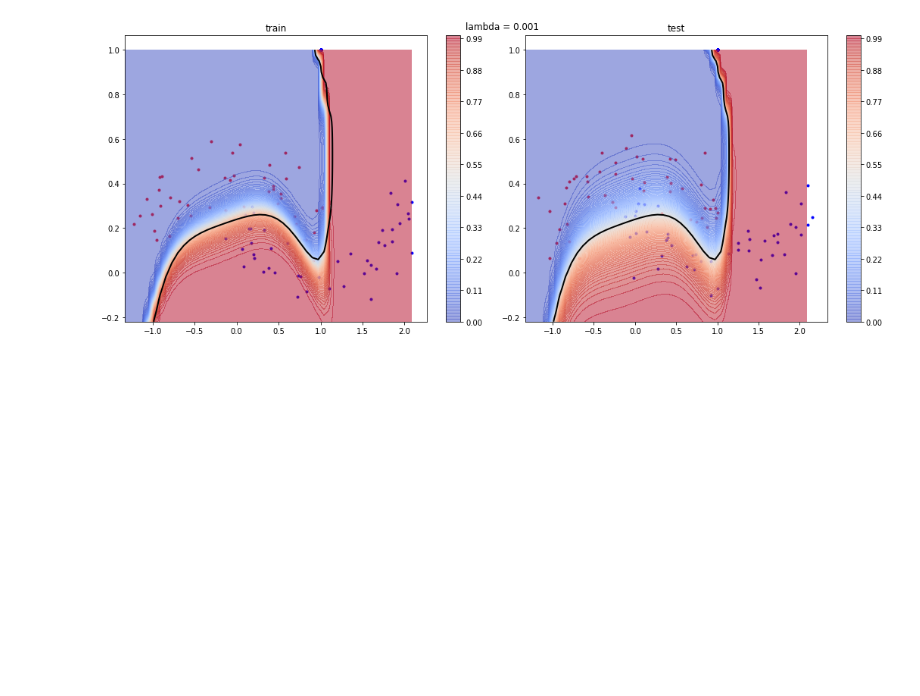
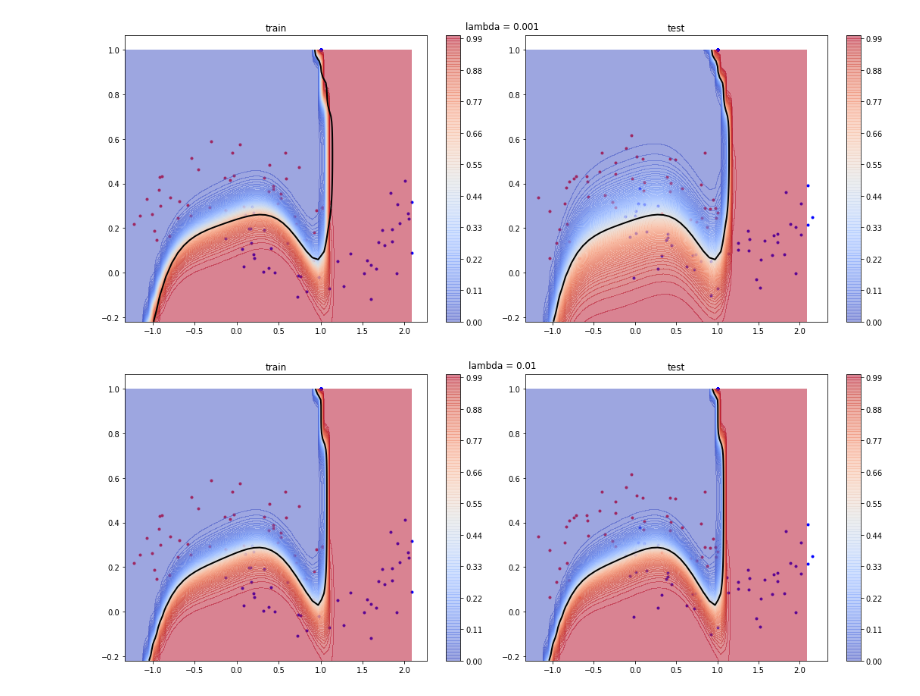
Before and after one commit to insu0929/mlproject, a Jupyter notebook: assign06_20140313.ipynb, the cells around one changed output. Saved outputs shown, nothing was run; the diff lists cells and outputs as text; code cells hidden in the pictures; blank space fills up the shorter version.

Commit message:
7. plot the probability map of classifier with r1

```diff
--- a/assign06_20140313.ipynb
+++ b/assign06_20140313.ipynb
@@ -275,25 +275,27 @@ plt.tight_layout()
 [figure]
 # %%
 fig = plt.figure(figsize = (15, 6))
-plt.suptitle('lambda = 0.0001')
+plt.suptitle('lambda = 0.01')
 
 ax1 = fig.add_subplot(121)
 ax1.set_title('train')
 ax1.scatter(x1_train[idx_class0_train], x2_train[idx_class0_train], c='r', marker='.', label='class=0')
 ax1.scatter(x1_train[idx_class1_train], x2_train[idx_class1_train], c='b', marker='.', label='class=1')
-ax1.contour(xx1, xx2, p[1], levels=1, linewidths=2, colors='black')
+ax1.contour(xx1, xx2, p[3], levels=1, linewidths=2, colors='black')
 
-cs1 = ax1.contourf(xx1, xx2, p[1], levels=100, cmap='coolwarm', alpha=0.5)
+cs1 = ax1.contourf(xx1, xx2, p[3], levels=100, cmap='coolwarm', alpha=0.5)
 cbar1 = plt.colorbar(cs1)
 cbar1.update_ticks()
 
 ax2 = fig.add_subplot(122)
 ax2.set_title('test')
 ax2.scatter(x1_test[idx_class0_test], x2_test[idx_class0_test], c='r', marker='.', label='class=0')
 ax2.scatter(x1_test[idx_class1_test], x2_test[idx_class1_test], c='b', marker='.', label='class=1')
 ax2.contour(xx1, xx2, p[1], levels=1, linewidths=2, colors='black')
 
 cs2 = ax2.contourf(xx1, xx2, p[1], levels=100, cmap='coolwarm', alpha=0.5)
 cbar2 = plt.colorbar(cs2)
 cbar2.update_ticks()
 plt.tight_layout()
+# %% [output]
+[figure, added]
```
Also changed, not shown: parts of 2 cells of this notebook.
